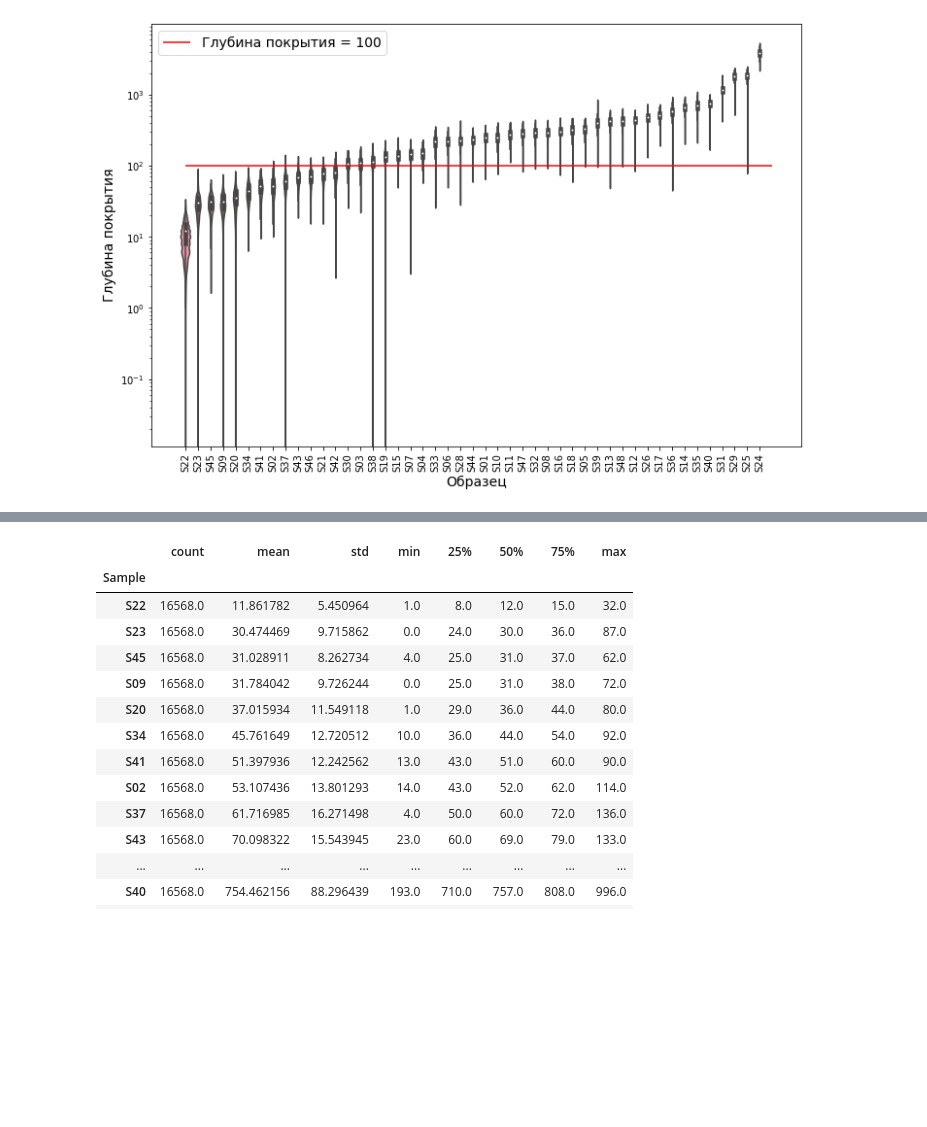
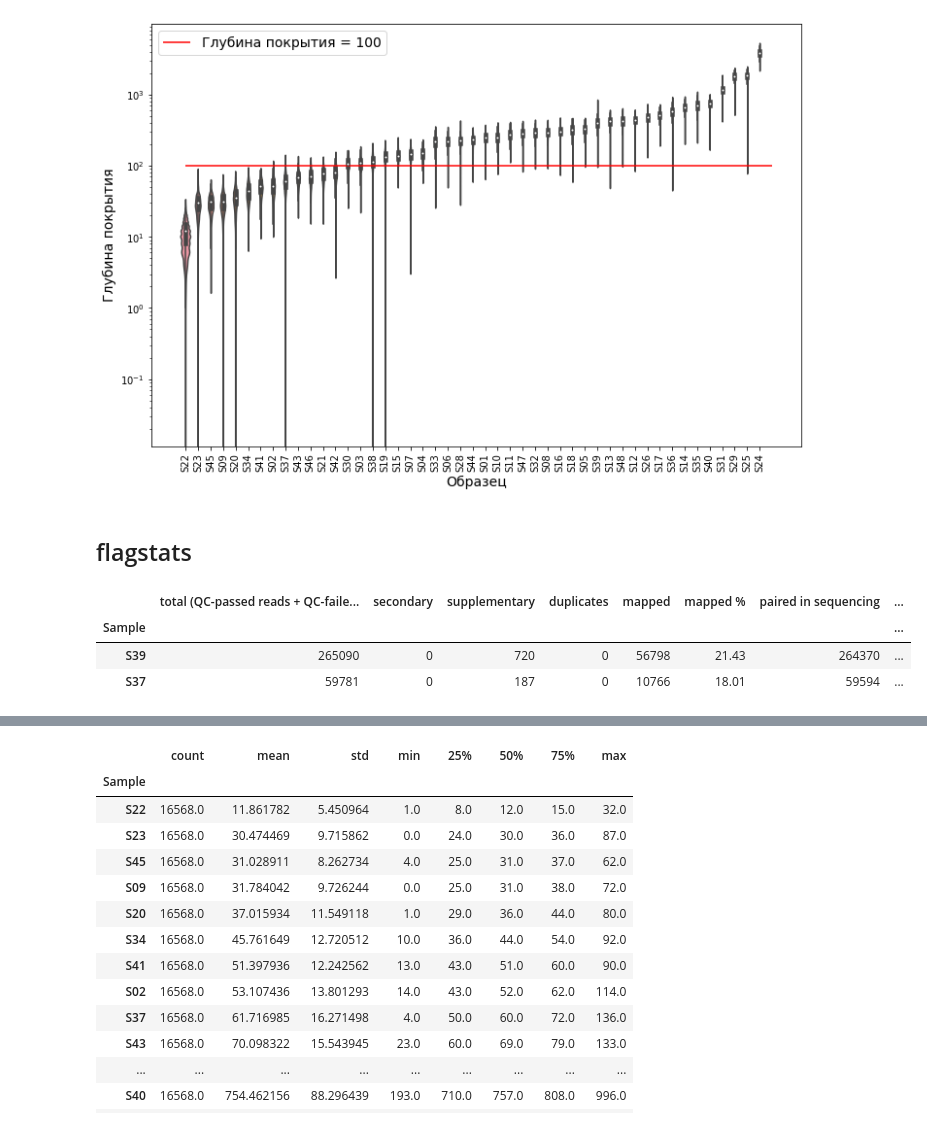
Before and after one commit to mitoclub/OldMenGenetics, a Jupyter notebook: notebooks/stats.ipynb, the cells around one changed output, grey strips where cells are left out. Cells and saved outputs as stored; diff of their text form; code cells hidden in the pictures; blank space fills up the shorter version.

```diff
--- a/notebooks/stats.ipynb
+++ b/notebooks/stats.ipynb
@@ -69,3 +69,15 @@ plt.savefig("../figures/sample_cov_depth.png")
 plt.show()
 # %% [output]
 [figure]
+# %% [markdown]
+## flagstats
+# %%
+flagstats = pd.read_csv("../data/processed/flagstats.csv")
+flagstats["Sample"] = flagstats["Sample"].str.replace("Kgd-mtDNA-", "")
+flagstats.set_index("Sample", inplace=True)
+flagstats.head(2)
+# %% [output]
+|  | total (QC-passed reads + QC-faile... | secondary | supplementary | duplicates | mapped | mapped % | paired in sequencing | ... |
+| Sample |  |  |  |  |  |  |  | ... |
+| S39 | 265090 | 0 | 720 | 0 | 56798 | 21.43 | 264370 | ... |
+| S37 | 59781 | 0 | 187 | 0 | 10766 | 18.01 | 59594 | ... |
```
Also changed, not shown: parts of 2 cells of this notebook, 8 other files.
